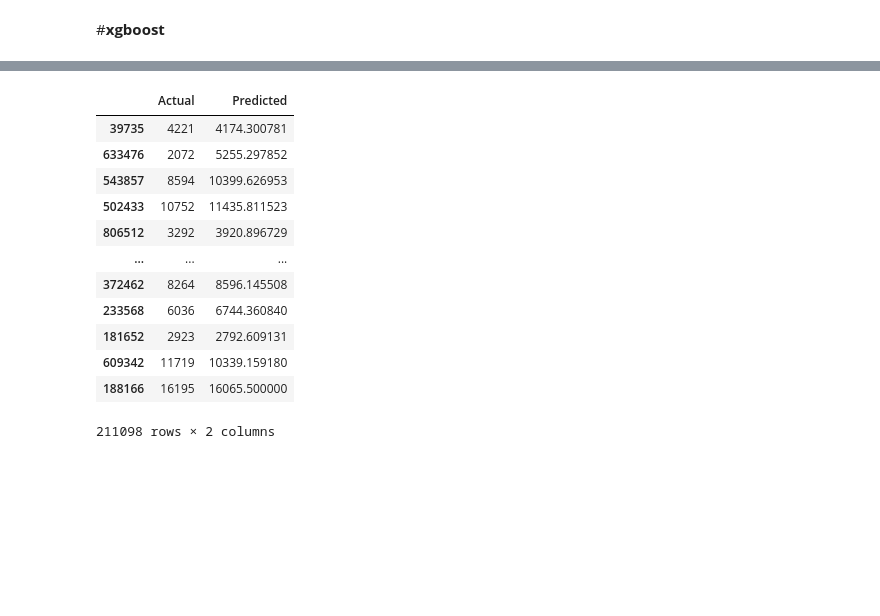
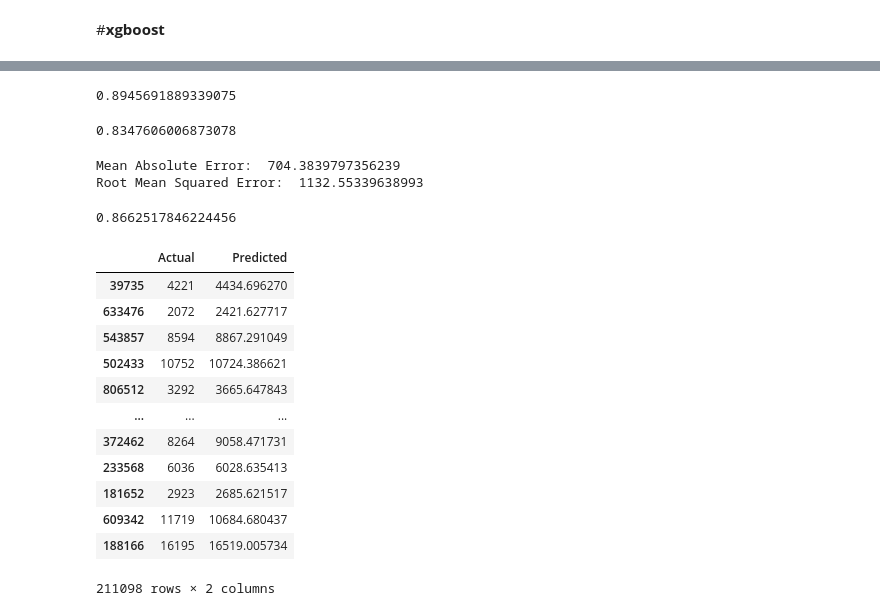
Before and after one commit to grishabh04/Rossmann_Sales_Pediction-Project, a Jupyter notebook: Rossmann_Sales_Prediction_Capstone_Project.ipynb, the cells around one changed output, grey strips where cells are left out. Saved outputs shown, nothing was run; the diff lists cells and outputs as text; code cells hidden in the pictures; blank space fills up the shorter version.

```diff
--- a/Rossmann_Sales_Prediction_Capstone_Project.ipynb
+++ b/Rossmann_Sales_Prediction_Capstone_Project.ipynb
@@ -935,7 +1013,7 @@ from sklearn.model_selection import cross_val_score
 from sklearn import metrics
 # %%
 #Instantiation
-model = xgb.XGBRegressor(objective ='reg:squarederror',random_state=42,n_estimators=1000,learning_rate=0.2, max_depth=4, subsample=0.8, colsample_bytree=0.7)
+model = xgb.XGBRegressor(objective ='reg:squarederror',random_state=42,n_estimators=1000,learning_rate=0.2, max_depth=8, subsample=0.8, colsample_bytree=0.7)
 # %%
 # Fitting the model(xgboost)
 model.fit(x_train, y_train)
@@ -970,0 +1087,18 @@ R2 0.8662894491381417
+# %%
+from sklearn.model_selection import GridSearchCV
+# Create the parameter grid based on the results of random search
+param_grid = {
+    # Maximum depth of trees
+    'max_depth': [80],
+     # Minimum number of samples required at each leaf node
+    'min_samples_leaf': [10],
+    # Minimum number of samples required to split a node
+    'min_samples_split': [20],
+    # Number of trees
+    'n_estimators': [300]
+}
+# Create a based model
+rf = RandomForestRegressor()
+# Instantiate the grid search model and cross validtion
+grid_search = GridSearchCV(estimator = rf, param_grid = param_grid,
+                          cv = 3, verbose = 2)
@@ -970,0 +1107,2 @@ R2 0.8662894491381417
+# %%
+grid_search.fit(x_train, y_train)
@@ -971,19 +1118,46 @@ R2 0.8662894491381417
+# %%
+y_pred=grid_search.predict(x_test)
+# %%
+#check accuracy score
+grid_search.score(x_train, y_train)
+# %% [output]
+0.8945691889339075
+# %%
+grid_search.score(x_test, y_pred)
+# %% [output]
+0.8347606006873078
+# %%
+# finding error
+
+from sklearn.metrics import mean_absolute_error, mean_squared_error
+from numpy import sqrt
+
+print("Mean Absolute Error: ", mean_absolute_error(y_test, y_pred))
+print("Root Mean Squared Error: ", sqrt(mean_squared_error(y_test, y_pred)))
+# %% [output]
+Mean Absolute Error:  704.3839797356239
+Root Mean Squared Error:  1132.55339638993
+# %%
+from sklearn.metrics import r2_score
+r2_score(y_test,y_pred)
+# %% [output]
+0.8662517846224456
 # %%
-xgb_df = pd.DataFrame({'Actual': y_test, 'Predicted': y_pred})
-xgb_df
+random_df = pd.DataFrame({'Actual': y_test, 'Predicted': y_pred})
+random_df
 # %% [output]
 |  | Actual | Predicted |
-| 39735 | 4221 | 4174.300781 |
-| 633476 | 2072 | 5255.297852 |
-| 543857 | 8594 | 10399.626953 |
-| 502433 | 10752 | 11435.811523 |
-| 806512 | 3292 | 3920.896729 |
+| 39735 | 4221 | 4434.696270 |
+| 633476 | 2072 | 2421.627717 |
+| 543857 | 8594 | 8867.291049 |
+| 502433 | 10752 | 10724.386621 |
+| 806512 | 3292 | 3665.647843 |
 | ... | ... | ... |
-| 372462 | 8264 | 8596.145508 |
-| 233568 | 6036 | 6744.360840 |
-| 181652 | 2923 | 2792.609131 |
-| 609342 | 11719 | 10339.159180 |
-| 188166 | 16195 | 16065.500000 |
+| 372462 | 8264 | 9058.471731 |
+| 233568 | 6036 | 6028.635413 |
+| 181652 | 2923 | 2685.621517 |
+| 609342 | 11719 | 10684.680437 |
+| 188166 | 16195 | 16519.005734 |
 211098 rows × 2 columns
 # %%
 plt.figure(figsize=(20,8))
```
Also changed, not shown: parts of 91 cells of this notebook.
